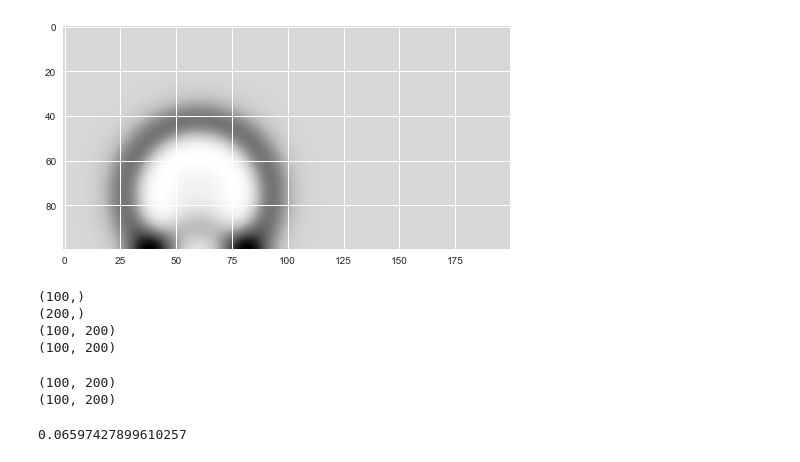
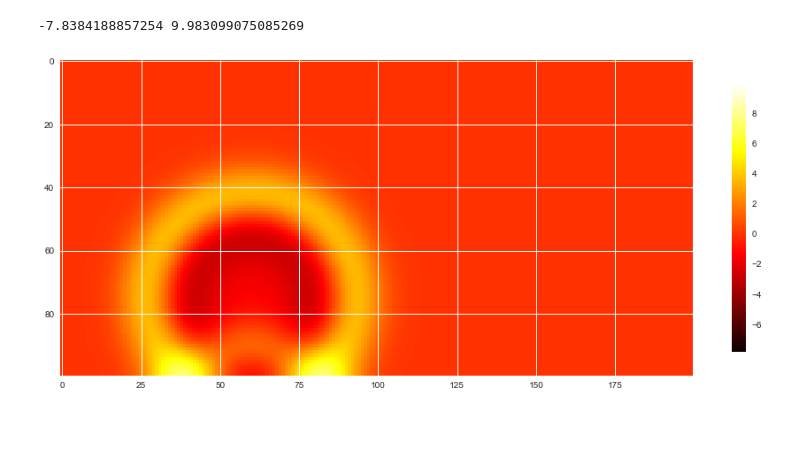
Before and after one commit to MargaritaWraith/FDTD, a Jupyter notebook: fdtd2021.ipynb, the cells around one changed output. Saved outputs shown, nothing was run; the diff lists cells and outputs as text; code cells hidden in the pictures; blank space fills up the shorter version.

```diff
--- a/fdtd2021.ipynb
+++ b/fdtd2021.ipynb
@@ -97,33 +93,0 @@ plt.style.use('seaborn')
-# %%
-plt.imshow(Ez)
-plt.show()
-# %% [output]
-[figure, removed]
-# %%
-# Make data.
-X = np.arange(0, Nx, dx)
-Y = np.arange(0, Ny, dy)
-
-# print(len(X))
-print(np.shape(X))
-print(np.shape(Y))
-
-Y, X = np.meshgrid(Y, X)
-print(np.shape(X))
-print(np.shape(Y))
-# %% [output]
-(100,)
-(200,)
-(100, 200)
-(100, 200)
-# %%
-R = np.sqrt(X**2 + Y**2)
-Z = R
-print(np.shape(Z))
-print(np.shape(Ez))
-
-np.max(Ez)
-# %% [output]
-(100, 200)
-(100, 200)
-0.06597427899610257
@@ -129,0 +97,15 @@ np.max(Ez)
+# %%
+vmin1, vmax1 = 0.45* np.min(Ez), 0.45* np.max(Ez)
+
+print(vmin1, vmax1)
+# %% [output]
+-7.8384188857254 9.983099075085269
+# %%
+plt.style.use('seaborn')
+fig, ax = plt.subplots(figsize = (16,8))
+im = ax.imshow(Ez[n_time-500], cmap = 'hot', vmin = vmin1, vmax = vmax1)
+
+fig.colorbar(im, shrink=0.7, aspect=20)
+plt.show()
+# %% [output]
+[figure, added]
```
Also changed, not shown: parts of 8 cells of this notebook.
